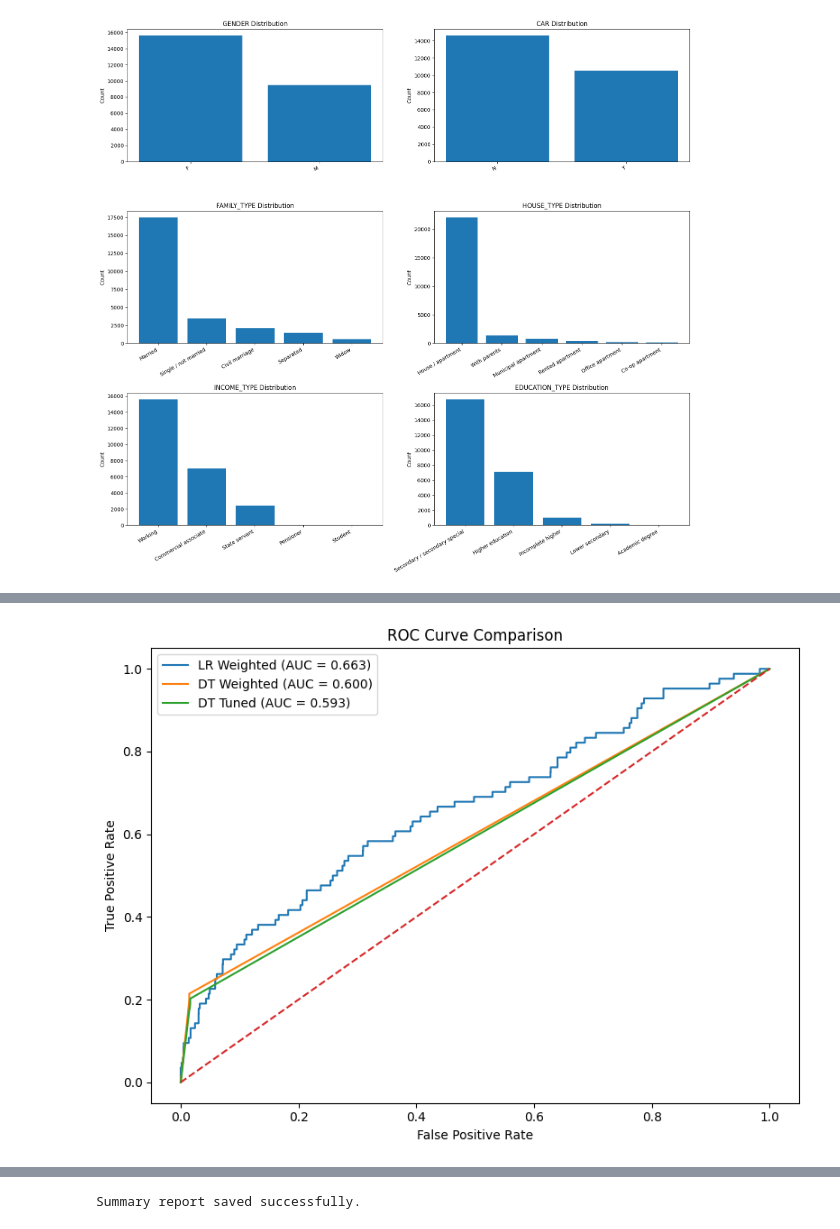
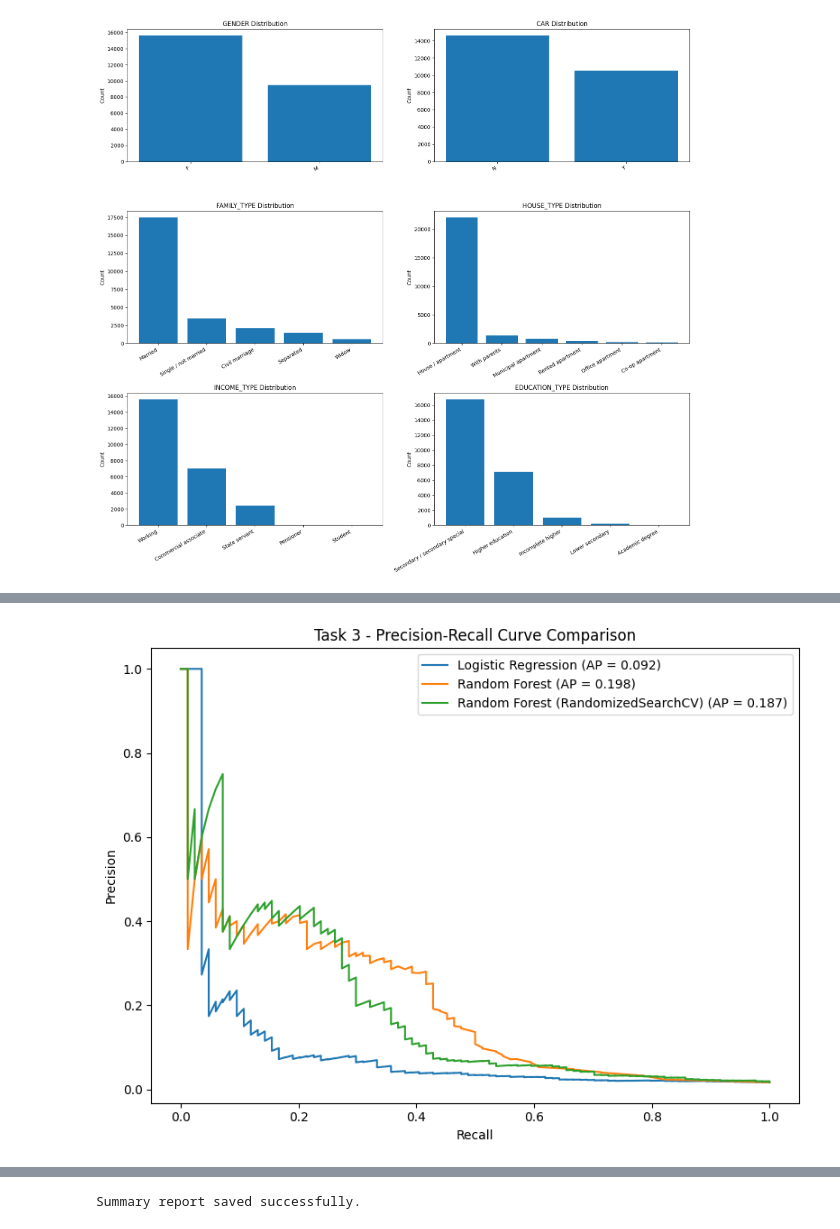
Before and after one commit to AabidhaRifky/CL-MCSDS-CMU-10-04_CMP7005_Fraud_Detection_Analysis, a Jupyter notebook: notebook/cmp7005_fraud_detection.ipynb, the cells around one changed output, grey strips where cells are left out. Saved outputs shown, nothing was run; the diff lists cells and outputs as text; code cells hidden in the pictures.

```diff
--- a/notebook/cmp7005_fraud_detection.ipynb
+++ b/notebook/cmp7005_fraud_detection.ipynb
@@ -195,3 +282,22 @@ else:
 # %% [markdown]
 ## Task 2B – Preprocessing
+# %%
+def add_engineered_features(df):
+    df = df.copy()
+
+    if {"INCOME", "FAMILY SIZE"}.issubset(df.columns):
+        income = pd.to_numeric(df["INCOME"], errors="coerce")
+        family_size = pd.to_numeric(df["FAMILY SIZE"], errors="coerce").replace(0, np.nan)
+        df["INCOME_PER_FAMILY_MEMBER"] = income / family_size
+
+    contact_cols = [col for col in ["PHONE", "WORK_PHONE", "E_MAIL"] if col in df.columns]
+    if contact_cols:
+        contact_data = df[contact_cols].apply(pd.to_numeric, errors="coerce").fillna(0)
+        df["HAS_CONTACT_INFO"] = (contact_data > 0).sum(axis=1)
+
+    if "FAMILY SIZE" in df.columns:
+        family_size_raw = pd.to_numeric(df["FAMILY SIZE"], errors="coerce")
+        df["IS_LARGE_FAMILY"] = (family_size_raw >= 4).astype(int)
+
+    return df
 # %%
@@ -619,20 +1159,24 @@ display(final_results)
 # %%
+# ------------------------------------------------------------
+# 11. Precision-Recall curve comparison
+# ------------------------------------------------------------
+plt.figure(figsize=(8, 6))
+for name, probs in {
+    "Logistic Regression": lr_test_prob,
+    "Random Forest": rf_test_prob,
+    "Random Forest (RandomizedSearchCV)": rf_tuned_test_prob
+}.items():
+    precision_vals, recall_vals, _ = precision_recall_curve(y_test, probs)
+    ap_score = average_precision_score(y_test, probs)
+    plt.plot(recall_vals, precision_vals, label=f"{name} (AP = {ap_score:.3f})")
 
-model_probabilities = {"LR Weighted": y_prob_lr_weighted, "DT Weighted": y_prob_dt_weighted, "DT Tuned": y_prob_best_dt}
-
-plt.figure(figsize=(8, 6))
-for name, probs in model_probabilities.items():
-    fpr, tpr, _ = roc_curve(y_test, probs)
-    roc_auc = auc(fpr, tpr)
-    plt.plot(fpr, tpr, label=f"{name} (AUC = {roc_auc:.3f})")
-plt.plot([0,1],[0,1],"--")
-plt.xlabel("False Positive Rate")
-plt.ylabel("True Positive Rate")
-plt.title("ROC Curve Comparison")
+plt.xlabel("Recall")
+plt.ylabel("Precision")
+plt.title("Task 3 - Precision-Recall Curve Comparison")
 plt.legend()
 plt.tight_layout()
-plt.savefig("figures/roc_curve_comparison.png", dpi=300, bbox_inches="tight")
+plt.savefig("figures/precision_recall_curve_comparison.png", dpi=300, bbox_inches="tight")
 plt.show()
 # %% [output]
-[figure, old version]
+[figure, new version]
 # %%
```
Also changed, not shown: parts of 46 cells of this notebook, 1 other file.
